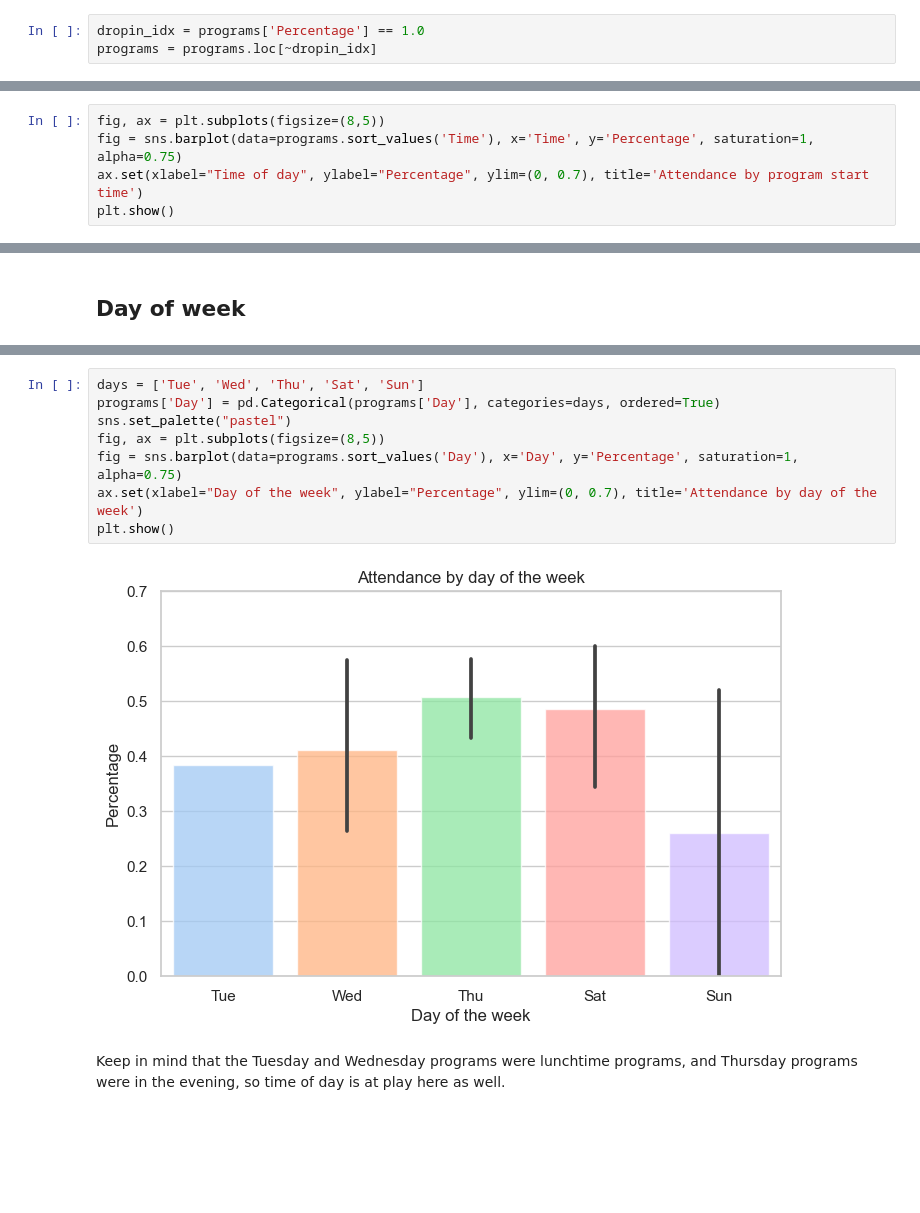
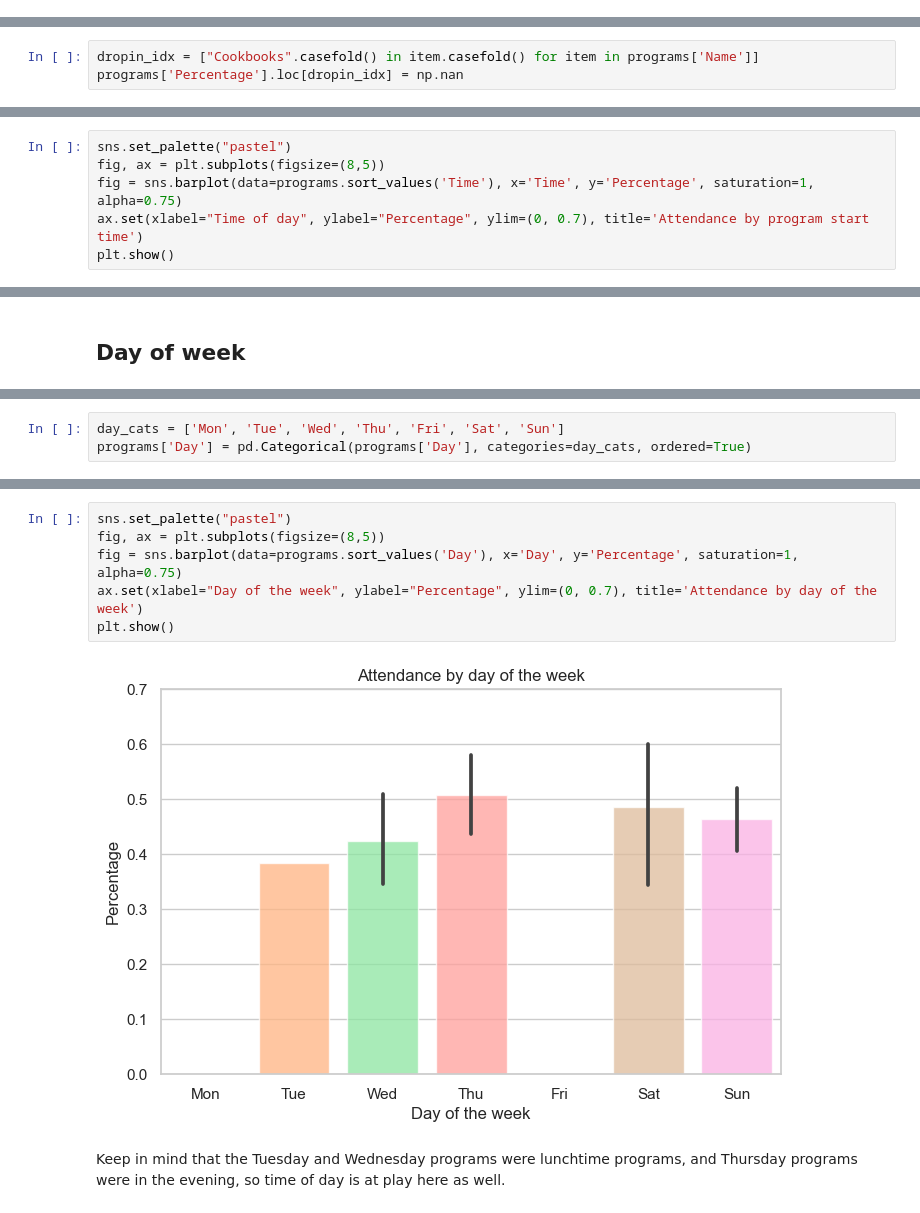
Before and after one commit to abigailStev/altru-shenanigans, a Jupyter notebook: quant_sandbox-foodfight.ipynb, the cells around one changed output, grey strips where cells are left out. Saved outputs shown, nothing was run; the diff lists cells and outputs as text; blank space fills up the shorter version.

Commit message:
Removing drop-in programs from attendance percentages, re-ran, ordered day of week properly

```diff
--- a/quant_sandbox-foodfight.ipynb
+++ b/quant_sandbox-foodfight.ipynb
@@ -194,6 +200,3 @@ If you have programs that were drop-in (didn't have pre-registration), the atten
-# %%
-dropin_idx = programs['Percentage'] == 1.0
-programs = programs.loc[~dropin_idx]
 # %% [markdown]
 If the program series is ongoing, filter out the ones that haven't happened yet.
 # %%
@@ -207,3 +212,6 @@ programs = programs.loc[cut_idx]
+# %%
+dropin_idx = ["Cookbooks".casefold() in item.casefold() for item in programs['Name']]
+programs['Percentage'].loc[dropin_idx] = np.nan
 # %%
 display(programs['Name'])
 # %% [output]
@@ -351,6 +359,7 @@ Time
 7:00 PM     0.114763
 Name: Percentage, dtype: float64
 # %%
+sns.set_palette("pastel")
 fig, ax = plt.subplots(figsize=(8,5))
 fig = sns.barplot(data=programs.sort_values('Time'), x='Time', y='Percentage', saturation=1, alpha=0.75)
 ax.set(xlabel="Time of day", ylabel="Percentage", ylim=(0, 0.7), title='Attendance by program start time')
@@ -364,2 +375,5 @@ The 1pm programs were on weekends, so day of the week is also a factor.
+# %%
+day_cats = ['Mon', 'Tue', 'Wed', 'Thu', 'Fri', 'Sat', 'Sun']
+programs['Day'] = pd.Categorical(programs['Day'], categories=day_cats, ordered=True)
 # %%
 print("\tMEAN ATTENDANCE PERCENTAGE:")
@@ -385,14 +399,12 @@ Wed    0.250696
 Name: Percentage, dtype: float64
 # %%
-days = ['Tue', 'Wed', 'Thu', 'Sat', 'Sun']
-programs['Day'] = pd.Categorical(programs['Day'], categories=days, ordered=True)
 sns.set_palette("pastel")
 fig, ax = plt.subplots(figsize=(8,5))
 fig = sns.barplot(data=programs.sort_values('Day'), x='Day', y='Percentage', saturation=1, alpha=0.75)
 ax.set(xlabel="Day of the week", ylabel="Percentage", ylim=(0, 0.7), title='Attendance by day of the week')
 plt.show()
 # %% [output]
-[figure, old version]
+[figure, new version]
 # %% [markdown]
 Keep in mind that the Tuesday and Wednesday programs were lunchtime programs, and Thursday programs were in the evening, so time of day is at play here as well.
 # %% [markdown]
```
Also changed, not shown: parts of 29 cells of this notebook.
